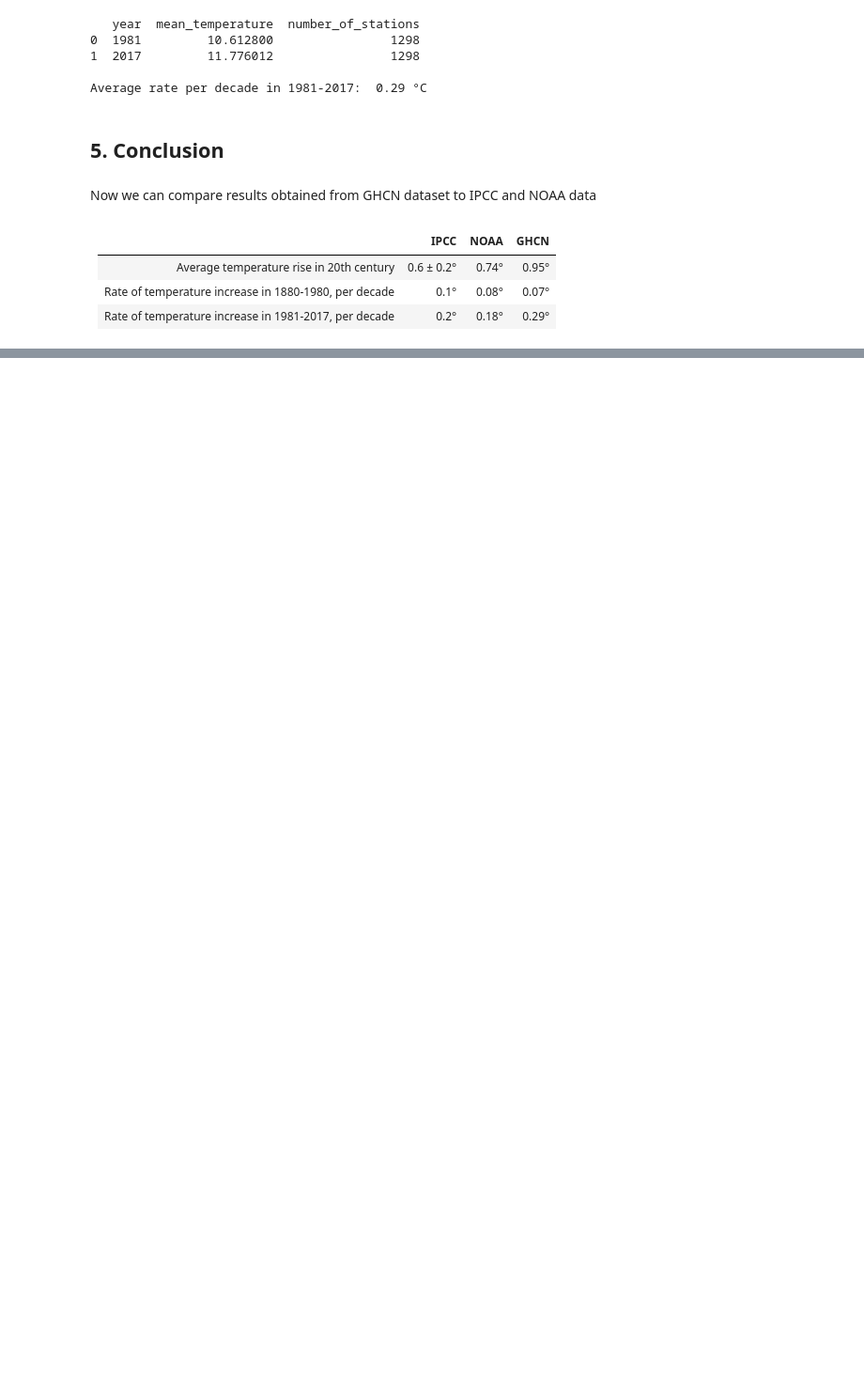
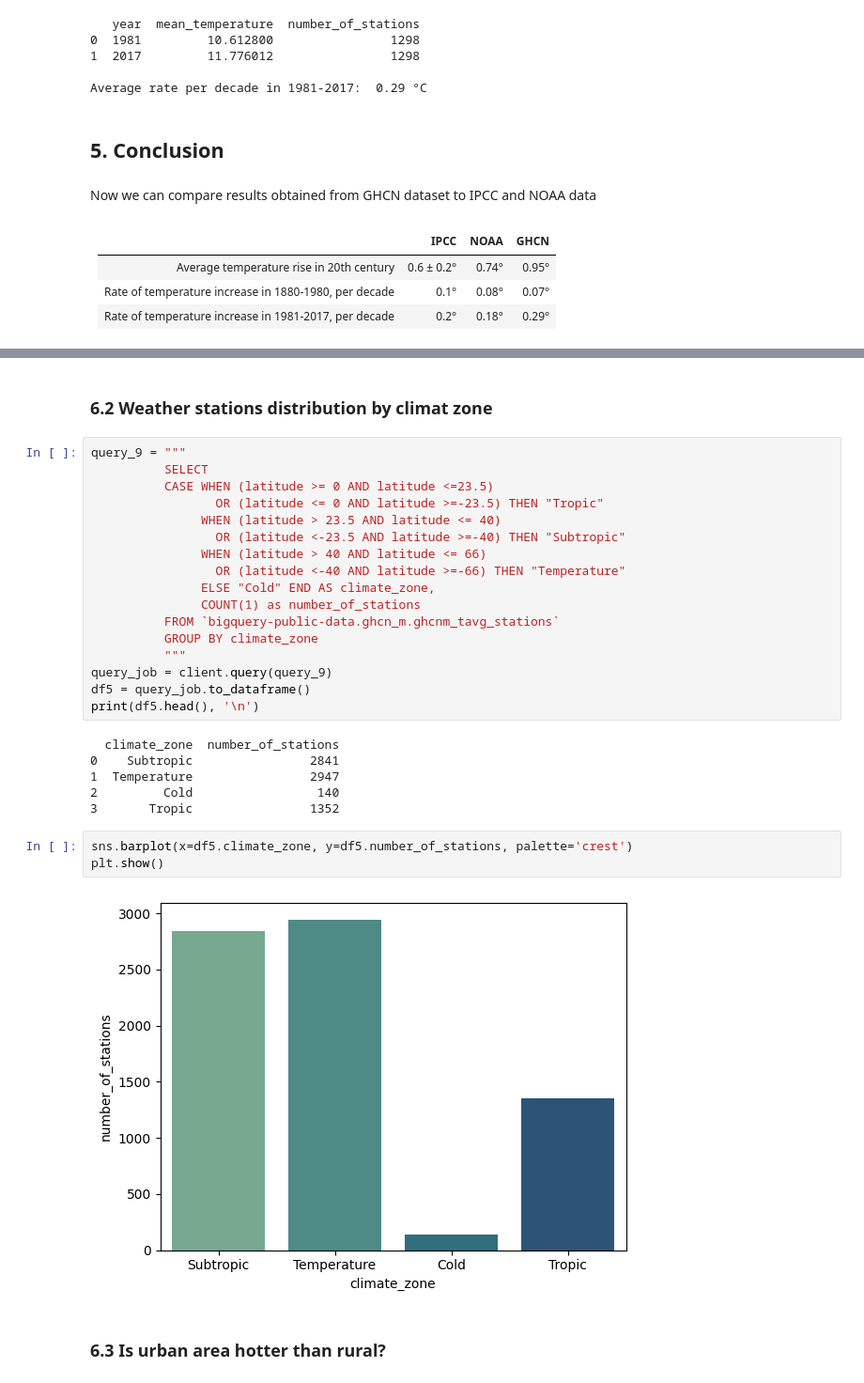
Before and after one commit to Eugeniy-Makarevich/Global-Historical-Climatology-Network, a Jupyter notebook: bigquery.ipynb, the cells around one changed output, grey strips where cells are left out. Shown at 94% size. Saved outputs shown, nothing was run; the diff lists cells and outputs as text; blank space fills up the shorter version.

```diff
--- a/bigquery.ipynb
+++ b/bigquery.ipynb
@@ -294,0 +349,32 @@ Therefore we have obtained values greater than estimation from other sources. Th
+# %% [markdown]
+### 6.2 Weather stations distribution by climat zone
+# %%
+query_9 = """
+          SELECT
+          CASE WHEN (latitude >= 0 AND latitude <=23.5)
+                 OR (latitude <= 0 AND latitude >=-23.5) THEN "Tropic"
+               WHEN (latitude > 23.5 AND latitude <= 40)
+                 OR (latitude <-23.5 AND latitude >=-40) THEN "Subtropic"
+               WHEN (latitude > 40 AND latitude <= 66)
+                 OR (latitude <-40 AND latitude >=-66) THEN "Temperature"
+               ELSE "Cold" END AS climate_zone,
+               COUNT(1) as number_of_stations
+          FROM `bigquery-public-data.ghcn_m.ghcnm_tavg_stations`
+          GROUP BY climate_zone
+          """
+query_job = client.query(query_9)
+df5 = query_job.to_dataframe()
+print(df5.head(), '\n')
+# %% [output]
+  climate_zone  number_of_stations
+0    Subtropic                2841
+1  Temperature                2947
+2         Cold                 140
+3       Tropic                1352
+# %%
+sns.barplot(x=df5.climate_zone, y=df5.number_of_stations, palette='crest')
+plt.show()
+# %% [output]
+[figure, added]
+# %% [markdown]
+### 6.3 Is urban area hotter than rural?
```
Also changed, not shown: parts of 16 cells of this notebook.
